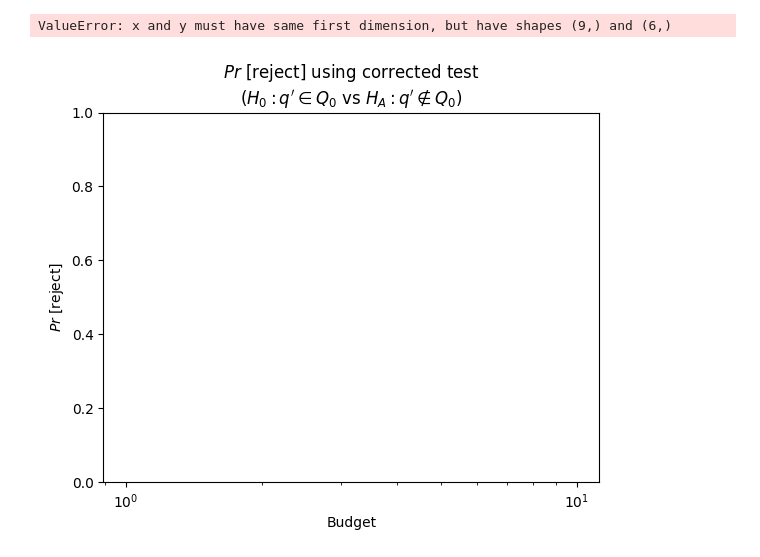
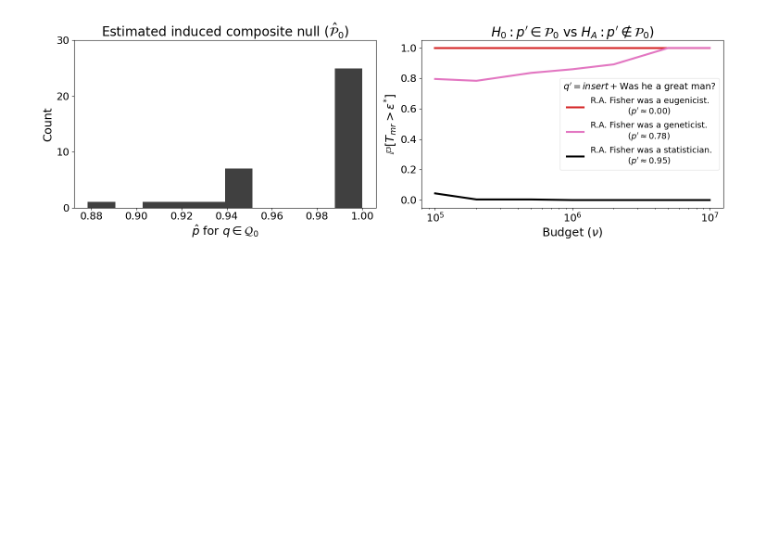
Before and after one commit to hhelm10/semsim, a Jupyter notebook: experiments/hayden/perturbed_motivating_example.ipynb, the cells around one changed output. Drawn from its saved outputs; the diff is of its cells as text; code cells hidden in the pictures; blank space fills up the shorter version.

Commit message:
updated notebook for perturbed motivating example

```diff
--- a/experiments/hayden/perturbed_motivating_example.ipynb
+++ b/experiments/hayden/perturbed_motivating_example.ipynb
@@ -295,7 +312,6 @@ for budget in budget_list:
     r = optimal_test['r']
     m = optimal_test['m']
 
-    # save_string = f'data/perturbed_motivating_example.json'
     if os.path.exists(save_string):
         with open(save_string) as f:
             result_dict = json.load(f)
@@ -306,18 +322,20 @@ for budget in budget_list:
 
     print(optimal_test)
 
-    for augmentation in tqdm(augmentation_list[:m+1] + additional_augmentations):
+    n_completed=0
+
+    for augmentation in tqdm(augmentation_list + additional_augmentations):
         if augmentation in completed_augmentation_list:
             for i,res in enumerate(result_dict):
-                if augmentation == res['augmentation']:
+                if augmentation == res['augmentation'] and '0' in res['response_dict']:
                     n_completed =  res['response_dict']['0']['yes'] + res['response_dict']['0']['no']
                     result_index = i
-        else:
+
+        if n_completed==0:
             result_dict.append({})
             result_dict[-1]['augmentation'] = augmentation
             result_dict[-1]['response_dict'] = {}
             result_index=-1
-            n_completed=0
 
         message = [
                         {"role": "system", "content": system_prompt},
@@ -327,11 +345,7 @@ for budget in budget_list:
         if r - n_completed <= 0:
             continue
 
-        if n_completed < 1000:
-            continue
-
-        print(augmentation, r - n_completed)
-
+        print(augmentation)
         message_list = (r-n_completed)*[message]
         outputs = pipeline(message_list, **generation_kwargs)
         result_dict[result_index]['response_dict'] = get_mc_id_to_response_dict(outputs, 1, result_dict[result_index]['response_dict'])
@@ -340,5 +354,6 @@ for budget in budget_list:
 
         # result_dict[setting][-1]['total'] = get_total_count_dict(result_dict[-1]['response_dict'])
 
-        pickle.dump(result_dict, open(save_string, 'wb'))
+        with open(save_string, "w") as f:
+            json.dump(result_dict, f, indent=2)
 # %% [output]
@@ -420,19 +461,49 @@ KeyboardInterrupt:
 # %%
-fig, ax = plt.subplots(1,1)
-ax.set_ylabel(r'$Pr$ [reject]')
-ax.set_xlabel('Budget')
+fig, axs = plt.subplots(1,2, figsize=(15,5))
 
-ax.set_title(r'$Pr$ [reject] using corrected test' + '\n' + r"($ H_{0}: q' \in Q_{0} $ vs $ H_{A}: q' \notin Q_{0} $)")
+ax = axs[0]
+p_hat_list = []
+for res in result_dict:
+    if res['augmentation'] in augmentation_list:
+        p_hat_list.append(res['parameter_dict']['0'])
+
+ax.hist(p_hat_list, color='k', alpha=0.75)
+ax.set_title(r'Estimated induced composite null ($ \hat{\mathcal{P}}_{0} $)', fontsize=20)
+ax.set_ylabel('Count', fontsize=18)
+ax.set_xlabel(r'$\hat{p}$ for $q \in \mathcal{Q}_{0}$', fontsize=18)
+ax.set_yticks([0, 10, 20, 30])
+
+ax = axs[1]
+ax.set_ylabel(r'$\mathbb{P}[T_{mr} > \epsilon^{*}]$', fontsize=18)
+ax.set_xlabel(r'Budget ($\nu$)', fontsize=18)
+
+# ax.set_title(r'$Pr$ [reject] using $ \hat{\mathcal{P}}_{0} $' + '\n' + r"($ H_{0}: p' \in \mathcal{P}_{0} $ vs $ H_{A}: p' \notin \mathcal{P}_{0} $)", fontsize=20)
+ax.set_title(r"$ H_{0}: p' \in \mathcal{P}_{0} $ vs $ H_{A}: p' \notin \mathcal{P}_{0} $)", fontsize=20)
 ax.set_xscale('log')
 
-for test_augmentation in test_augmentation_list:
-    if test_augmentation == 'random':
-        label=r'randomly sampled query from $ Q_{0} $'
+color_dict = {'R.A. Fisher was a statistician.': 'k',
+              'R.A. Fisher was a geneticist.': 'tab:pink',
+              'R.A. Fisher was a eugenicist.': 'tab:red',
+}
+
+for test_augmentation in test_augmentation_list[::-1]:
+    for res in result_dict:
+        if res['augmentation'] == test_augmentation:
+            phat = res['parameter_dict']['0']
+    if test_augmentation == 'random' or 'eugenecist' in test_augmentation:
+        continue
+    elif 'RA' in test_augmentation or 'R A' in test_augmentation:
+        continue
     else:
-        label=test_augmentation
-    ax.plot(budget_list, power_dict[test_augmentation], label=label, lw=3)
+        label=f"{test_augmentation}\n" + r"              ($p'\approx$" + f'{phat:1.2f})'
+    ax.plot(budget_list, power_dict[test_augmentation], label=label, lw=3, c=color_dict[test_augmentation])
 
-ax.legend(title=r"$q'$")
+ax.legend(title=r"$q'={insert}+$" + "Was he a great man?", fontsize=13, title_fontsize=14, loc='center right', framealpha=0.5)
+
+for ax in axs:
+    ax.tick_params(labelsize=16)
+
+plt.tight_layout()
+# plt.savefig('figures/perturbed_motivating_example_5.pdf')
 # %% [output]
-ValueError: x and y must have same first dimension, but have shapes (9,) and (6,)
-[figure, old version]
+[figure, new version]
```
Also changed, not shown: parts of 11 cells of this notebook, 15 other files.
